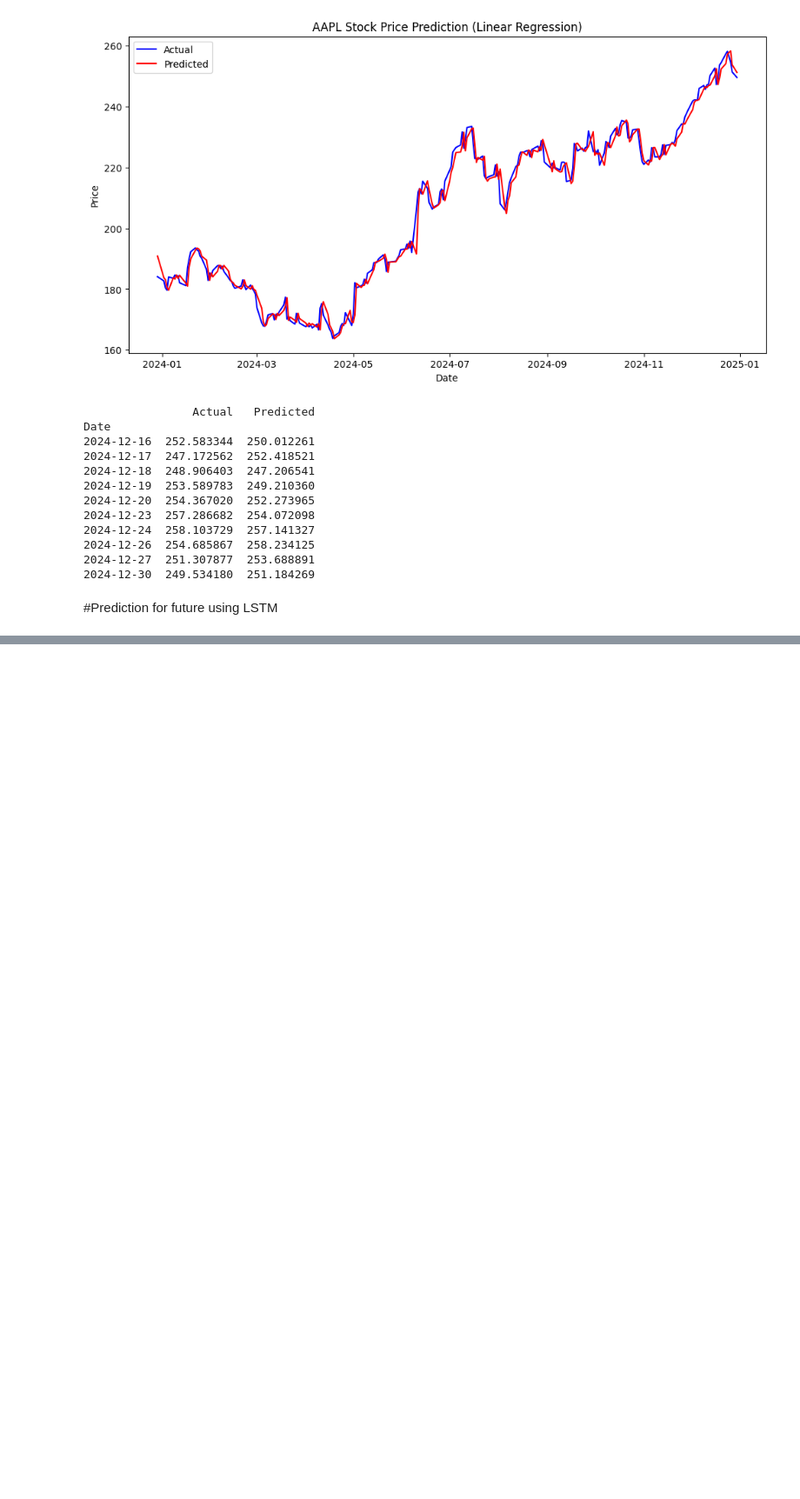
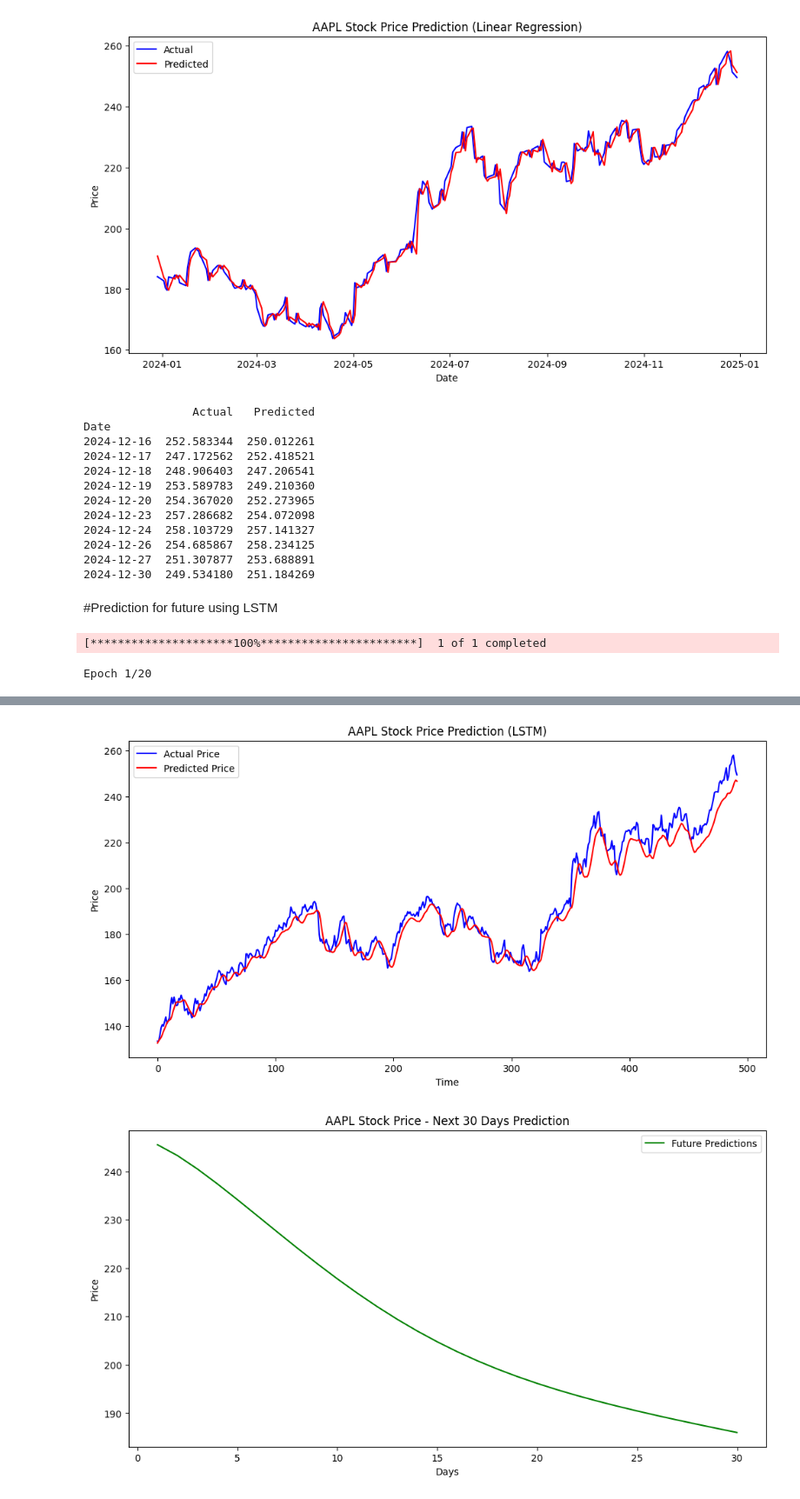
Before and after one commit to PrajwalRaj21/ml-freelance, a Jupyter notebook: Stock-prediction.ipynb, the cells around one changed output, grey strips where cells are left out. Shown at 87% size. Drawn from its saved outputs; the diff is of its cells as text; code cells hidden in the pictures; blank space fills up the shorter version.

Commit message:
Add LSTM model with future 30-day stock price prediction and data preprocessing

```diff
--- a/Stock-prediction.ipynb
+++ b/Stock-prediction.ipynb
@@ -145,7 +145,7 @@ plt.show()
 
 # Step 9: Predict future n days
 future_days = 30
-temp_input = scaled_data[-time_step:].tolist()
+temp_input = scaled_data[-time_step:].reshape(-1).tolist()
 lst_output = []
 
 for i in range(future_days):
@@ -166,3 +166,6 @@ plt.xlabel('Days')
 plt.ylabel('Price')
 plt.legend()
 plt.show()
+# %% [output]
+[*********************100%***********************]  1 of 1 completed
+Epoch 1/20
@@ -168,0 +189,2 @@ plt.show()
+[figure, added]
+[figure, added]
```
Also changed, not shown: parts of 1 cell of this notebook.
